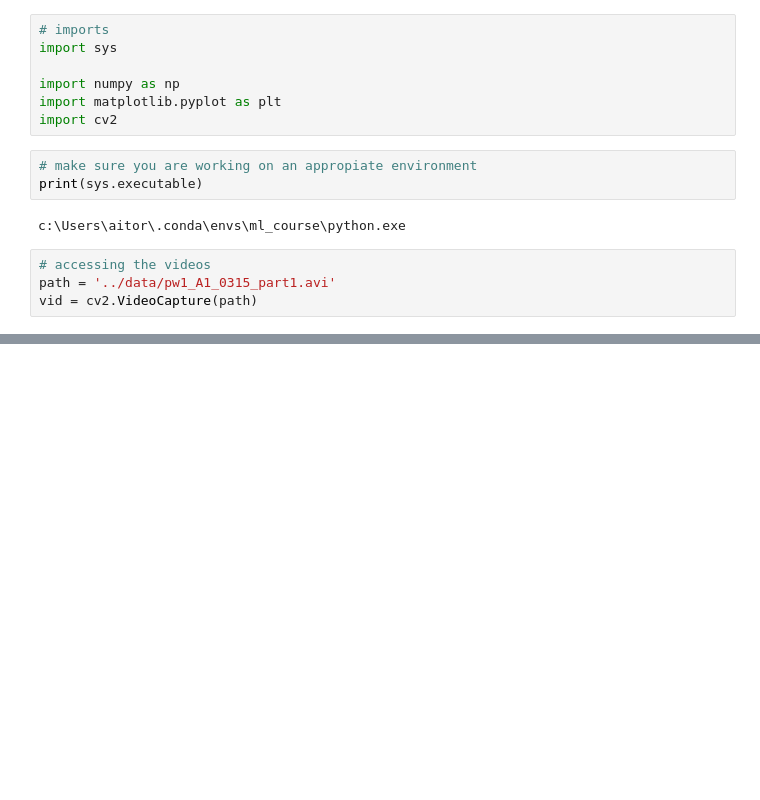
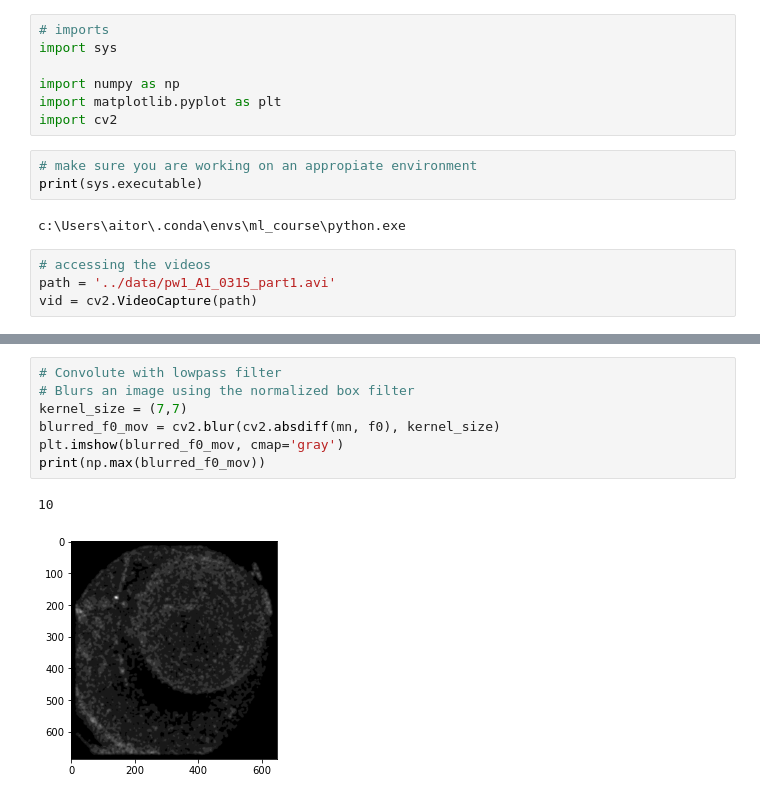
Before and after one commit to epenaroyuela/EPFL-ml-project, a Jupyter notebook: notebooks/preprocessing.ipynb, the cells around one changed output, grey strips where cells are left out. Saved outputs shown, nothing was run; the diff lists cells and outputs as text; blank space fills up the shorter version.

```diff
--- a/notebooks/preprocessing.ipynb
+++ b/notebooks/preprocessing.ipynb
@@ -54,0 +77,10 @@ plt.imshow(np.abs(frame2))
+# %%
+# Convolute with lowpass filter
+# Blurs an image using the normalized box filter
+kernel_size = (7,7)
+blurred_f0_mov = cv2.blur(cv2.absdiff(mn, f0), kernel_size)
+plt.imshow(blurred_f0_mov, cmap='gray')
+print(np.max(blurred_f0_mov))
+# %% [output]
+10
+[figure, added]
```
Also changed, not shown: parts of 13 cells of this notebook.
